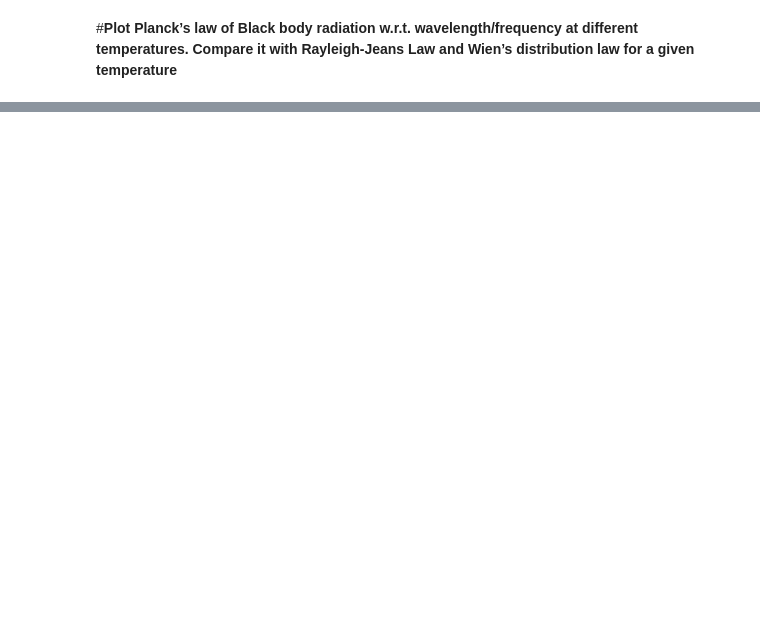
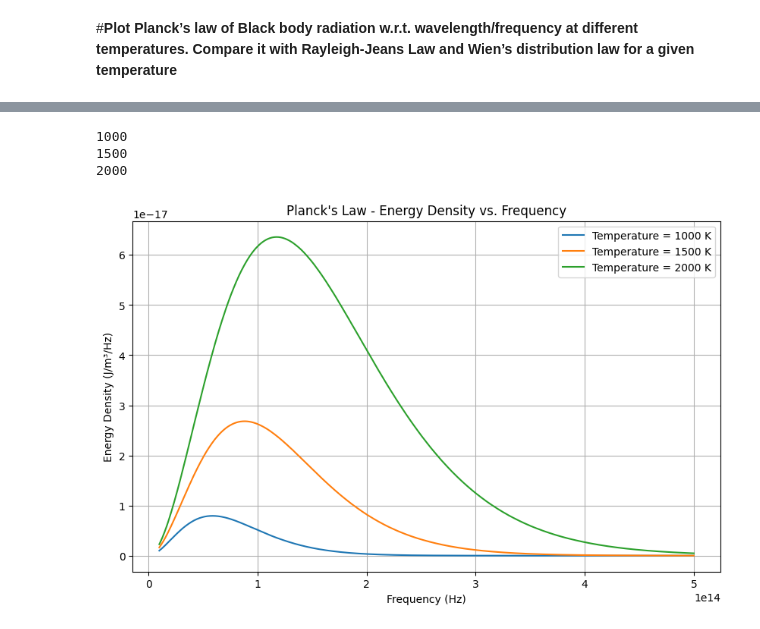
Before and after one commit to navgaur/Statistical-Mech-LOCF, a Jupyter notebook: planckslaw1.ipynb, the cells around one changed output, grey strips where cells are left out. Saved outputs shown, nothing was run; the diff lists cells and outputs as text; code cells hidden in the pictures; blank space fills up the shorter version.

```diff
--- a/planckslaw1.ipynb
+++ b/planckslaw1.ipynb
@@ -24,0 +33,44 @@ $$u(\nu,T) = \frac{8 \pi h \nu^3}{c^3}   \frac{1}{\frac{h \nu}{kT}}
+# %%
+import numpy as np
+import matplotlib.pyplot as plt
+from scipy.constants import Boltzmann, Planck, speed_of_light, pi
+
+k=Boltzmann
+h=Planck
+c=speed_of_light
+
+# Frequency range
+f = np.linspace(1e13, 5e14, 1000)
+
+# Planck's Law for energy density
+def u_planck(f,T):
+  return (8 * pi * h * f**3) / (c**3 * (np.exp((h * f) / (k * T)) - 1))
+
+def u_rayleigh(f,T):
+  return (8 * pi *k * T * f**2) / (c**3)
+
+def u_wiens(f,T):
+  return (8 * pi * h * f**3) * np.exp(-(h * f) / (k * T)) / (c**3)
+
+# Plotting
+plt.figure(figsize=(10, 6))
+temperature=[1000,1500,2000]
+
+for T in temperature:
+  print(T)
+  t1=u_planck(f,T)
+  plt.plot(f, t1, label=f'Temperature = {T} K')
+
+plt.title('Planck\'s Law - Energy Density vs. Frequency')
+plt.xlabel('Frequency (Hz)')
+plt.ylabel('Energy Density (J/m³/Hz)')
+#plt.xscale("log")
+#plt.yscale("log")
+plt.legend()
+plt.grid(True)
+plt.show()
+# %% [output]
+1000
+1500
+2000
+[figure, added]
```
Also changed, not shown: parts of 5 cells of this notebook.
